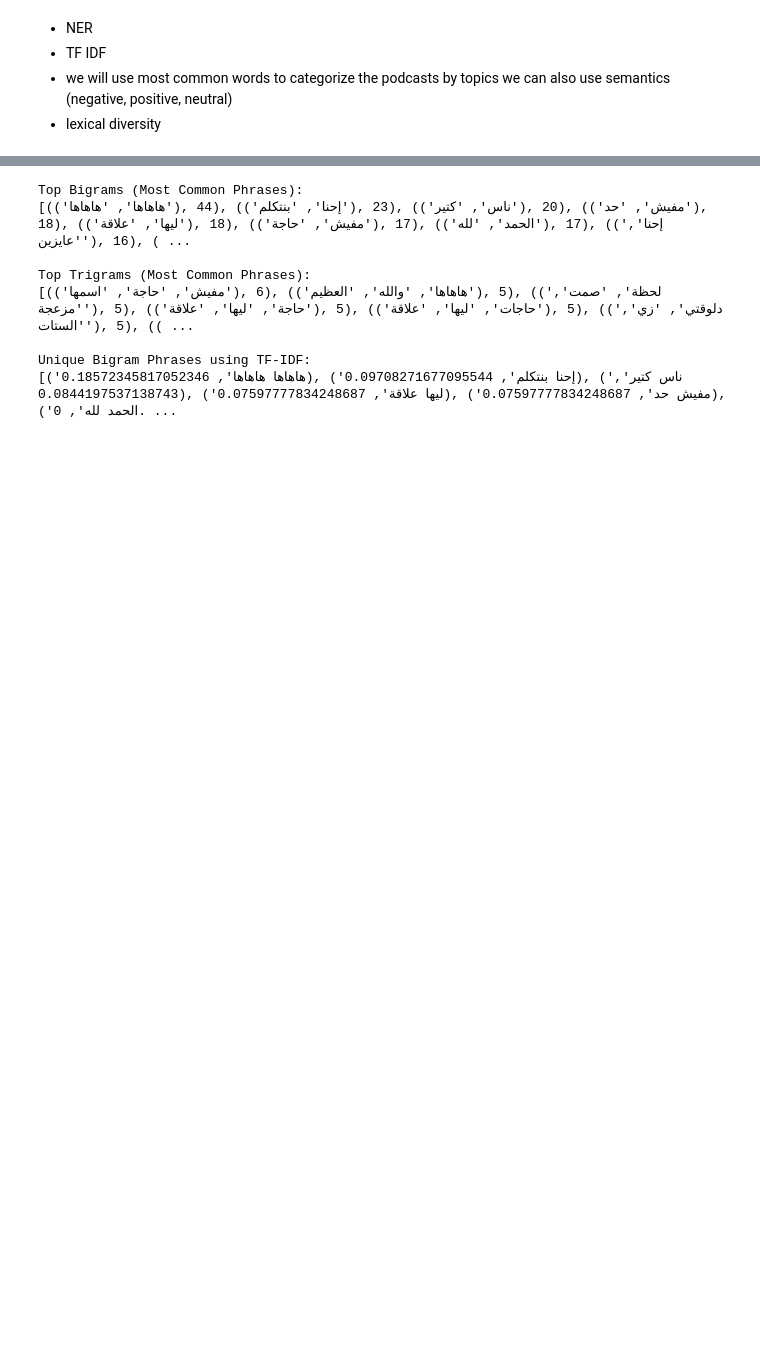
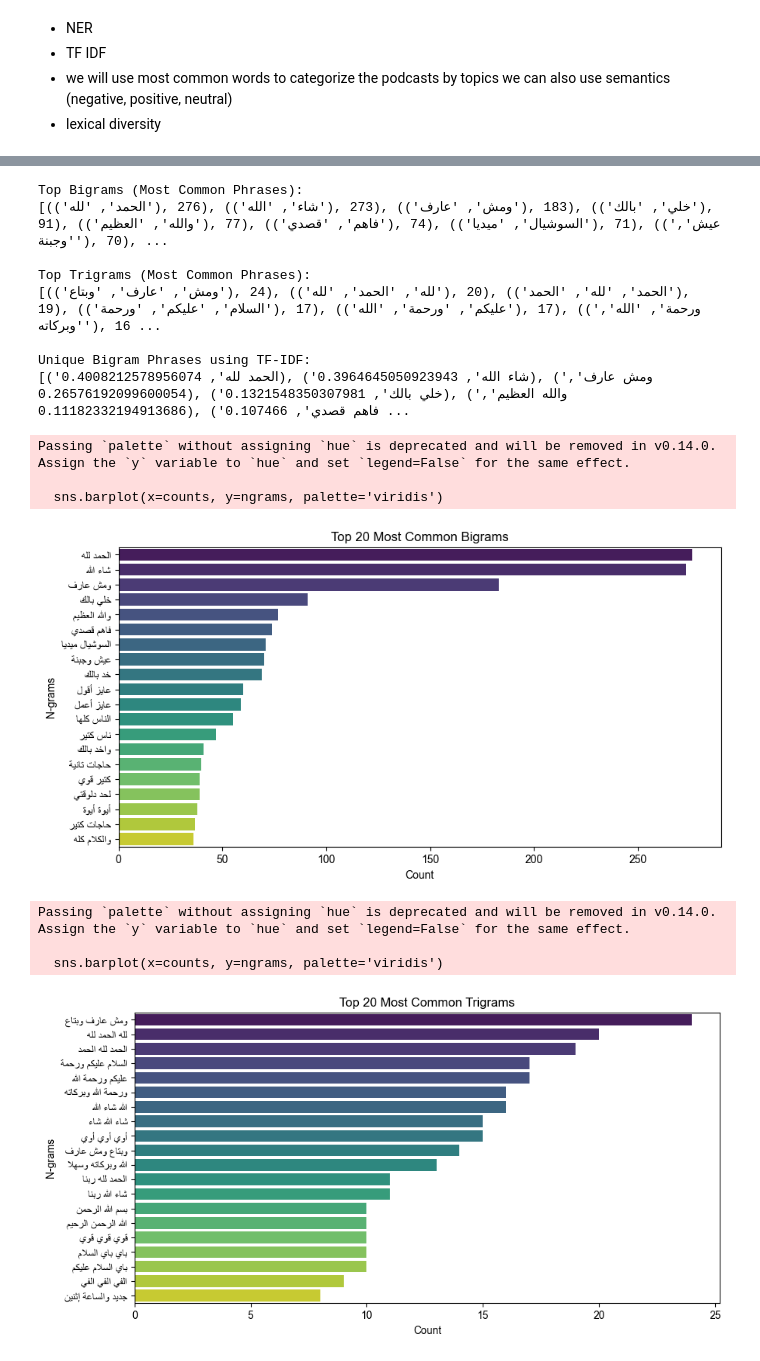
Before and after one commit to YoussefTamerr/nlp-project, a Jupyter notebook: milestone_1.ipynb, the cells around one changed output, grey strips where cells are left out. Drawn from its saved outputs; the diff is of its cells as text; code cells hidden in the pictures; blank space fills up the shorter version.

```diff
--- a/milestone_1.ipynb
+++ b/milestone_1.ipynb
@@ -894,6 +934,9 @@ khatib_stopwords = khatib_stopwords.split('\n')
 # %%
+from arabic_reshaper import arabic_reshaper
+from nltk.stem.isri import ISRIStemmer
+
 digits = ['0', '1', '2', '3', '4', '5', '6', '7', '8', '9']
-
+import seaborn as sns
 def tokenize_text(text):
     text = re.sub(r'\b\d{1,2}:\d{2}\b', '', text)
     text = text.lower()
@@ -902,53 +945,85 @@ def tokenize_text(text):
     tokens = simple_word_tokenize(text, split_digits=True)
     tokens = [word for word in tokens if word not in punctuations]
     tokens = [re.sub(r'[^\w\s]', '', word) for word in tokens]
+   # st = ISRIStemmer()
+    #tokens= [st.suf32(word) for word in tokens]
     tokens = [word for word in tokens if word not in khatib_stopwords]
     tokens = [word for word in tokens if word not in nltk_stop_words]
     tokens = [word for word in tokens if word not in digits]
     return tokens
 
 
-def extract_ngrams(text, n=2):
-    tokens = tokenize_text(text)
+
+def extract_ngrams(tokens, n=2):
     return list(ngrams(tokens, n))
 
-def get_common_ngrams(text, n=2, top_k=10):
-    all_ngrams = extract_ngrams(text, n)
+def get_common_ngrams(tokens, n=2, top_k=20):
+    all_ngrams = extract_ngrams(tokens, n)
     ngram_counts = Counter(all_ngrams)
     return ngram_counts.most_common(top_k)
 
-def tfidf_analysis(text, n=2):
-    tokens = tokenize_text(text)
+def tfidf_analysis(tokens, n=2):
     text = ' '.join(tokens)
     vectorizer = TfidfVectorizer(ngram_range=(n, n))
     X = vectorizer.fit_transform([text])
 
     feature_names = vectorizer.get_feature_names_out()
     scores = X.toarray().flatten()
 
     tfidf_ranking = sorted(zip(feature_names, scores), key=lambda x: x[1], reverse=True)
-    return tfidf_ranking[:10]
+    return tfidf_ranking[:20]
 
 # if all transcripts are in one string
-text = ' '.join(awelmara_all_transcripts)
+text = ' '.join(foodcast_all_transcripts)
+tokens = tokenize_text(text)
 
 print("Top Bigrams (Most Common Phrases):")
-print(get_common_ngrams(text, n=2))
+print(get_common_ngrams(tokens, n=2))
 
 print("\nTop Trigrams (Most Common Phrases):")
-print(get_common_ngrams(text, n=3))
+print(get_common_ngrams(tokens, n=3))
 
 print("\nUnique Bigram Phrases using TF-IDF:")
-print(tfidf_analysis(text, n=2))
+print(tfidf_analysis(tokens, n=2))
+
+def plot_ngrams(ngram_counts, title):
+    ngrams, counts = zip(*ngram_counts)
+    ngrams = [' '.join(ngram) for ngram in ngrams]
+    ngrams = [get_display(arabic_reshaper.reshape(ngram)) for ngram in ngrams]  # Fix Arabic text display
+
+    plt.figure(figsize=(10, 5))
+    sns.barplot(x=counts, y=ngrams, palette='viridis')
+    plt.xlabel("Count", fontname='Arial')
+    plt.ylabel("N-grams", fontname='Arial')
+    plt.title(title, fontname='Arial')
+    plt.xticks(fontname='Arial')
+    plt.yticks(fontname='Arial')
+    plt.show()
+
+# Plot most common bigrams
+bigram_counts = get_common_ngrams(tokens, n=2)
+plot_ngrams(bigram_counts, "Top 20 Most Common Bigrams")
+
+# Plot most common trigrams
+trigram_counts = get_common_ngrams(tokens, n=3)
+plot_ngrams(trigram_counts, "Top 20 Most Common Trigrams")
 # %% [output]
 Top Bigrams (Most Common Phrases):
-[(('هاهاها', 'هاهاها'), 44), (('إحنا', 'بنتكلم'), 23), (('ناس', 'كتير'), 20), (('مفيش', 'حد'), 18), (('ليها', 'علاقة'), 18), (('مفيش', 'حاجة'), 17), (('الحمد', 'لله'), 17), (('إحنا', 'عايزين'), 16), ( ...
+[(('الحمد', 'لله'), 276), (('شاء', 'الله'), 273), (('ومش', 'عارف'), 183), (('خلي', 'بالك'), 91), (('والله', 'العظيم'), 77), (('فاهم', 'قصدي'), 74), (('السوشيال', 'ميديا'), 71), (('عيش', 'وجبنة'), 70), ...
 
 Top Trigrams (Most Common Phrases):
-[(('مفيش', 'حاجة', 'اسمها'), 6), (('هاهاها', 'والله', 'العظيم'), 5), (('لحظة', 'صمت', 'مزعجة'), 5), (('حاجة', 'ليها', 'علاقة'), 5), (('حاجات', 'ليها', 'علاقة'), 5), (('دلوقتي', 'زي', 'الستات'), 5), (( ...
+[(('ومش', 'عارف', 'وبتاع'), 24), (('لله', 'الحمد', 'لله'), 20), (('الحمد', 'لله', 'الحمد'), 19), (('السلام', 'عليكم', 'ورحمة'), 17), (('عليكم', 'ورحمة', 'الله'), 17), (('ورحمة', 'الله', 'وبركاته'), 16 ...
 
 Unique Bigram Phrases using TF-IDF:
-[('هاهاها هاهاها', 0.18572345817052346), ('إحنا بنتكلم', 0.09708271677095544), ('ناس كتير', 0.0844197537138743), ('ليها علاقة', 0.07597777834248687), ('مفيش حد', 0.07597777834248687), ('الحمد لله', 0. ...
+[('الحمد لله', 0.4008212578956074), ('شاء الله', 0.3964645050923943), ('ومش عارف', 0.26576192099600054), ('خلي بالك', 0.1321548350307981), ('والله العظيم', 0.11182332194913686), ('فاهم قصدي', 0.107466 ...
+Passing `palette` without assigning `hue` is deprecated and will be removed in v0.14.0. Assign the `y` variable to `hue` and set `legend=False` for the same effect.
+
+  sns.barplot(x=counts, y=ngrams, palette='viridis')
+[figure, added]
+Passing `palette` without assigning `hue` is deprecated and will be removed in v0.14.0. Assign the `y` variable to `hue` and set `legend=False` for the same effect.
+
+  sns.barplot(x=counts, y=ngrams, palette='viridis')
+[figure, added]
 # %%
 from arabic_reshaper import reshape
 from bidi.algorithm import get_display
```
Also changed, not shown: parts of 7 cells of this notebook.
